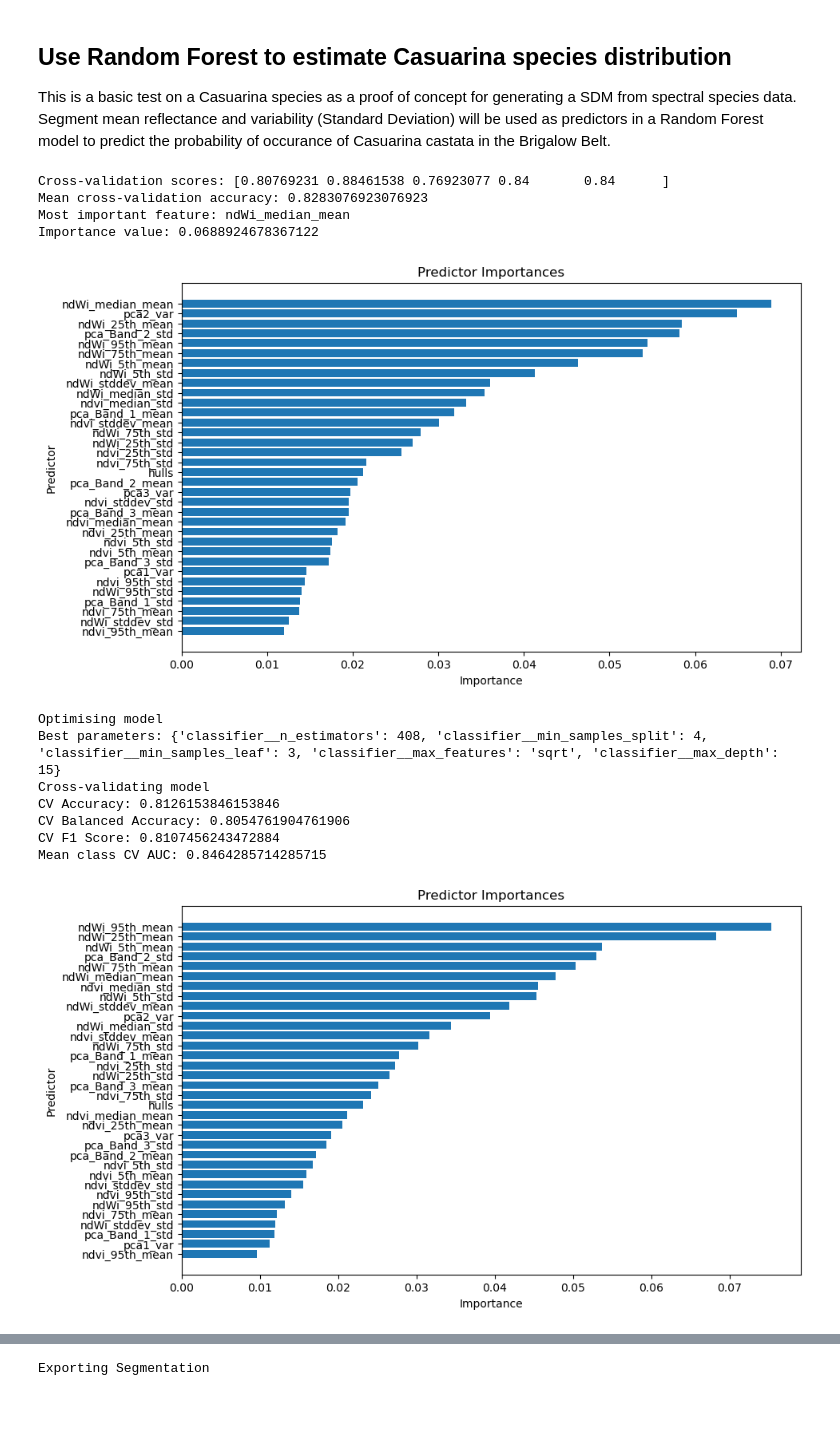
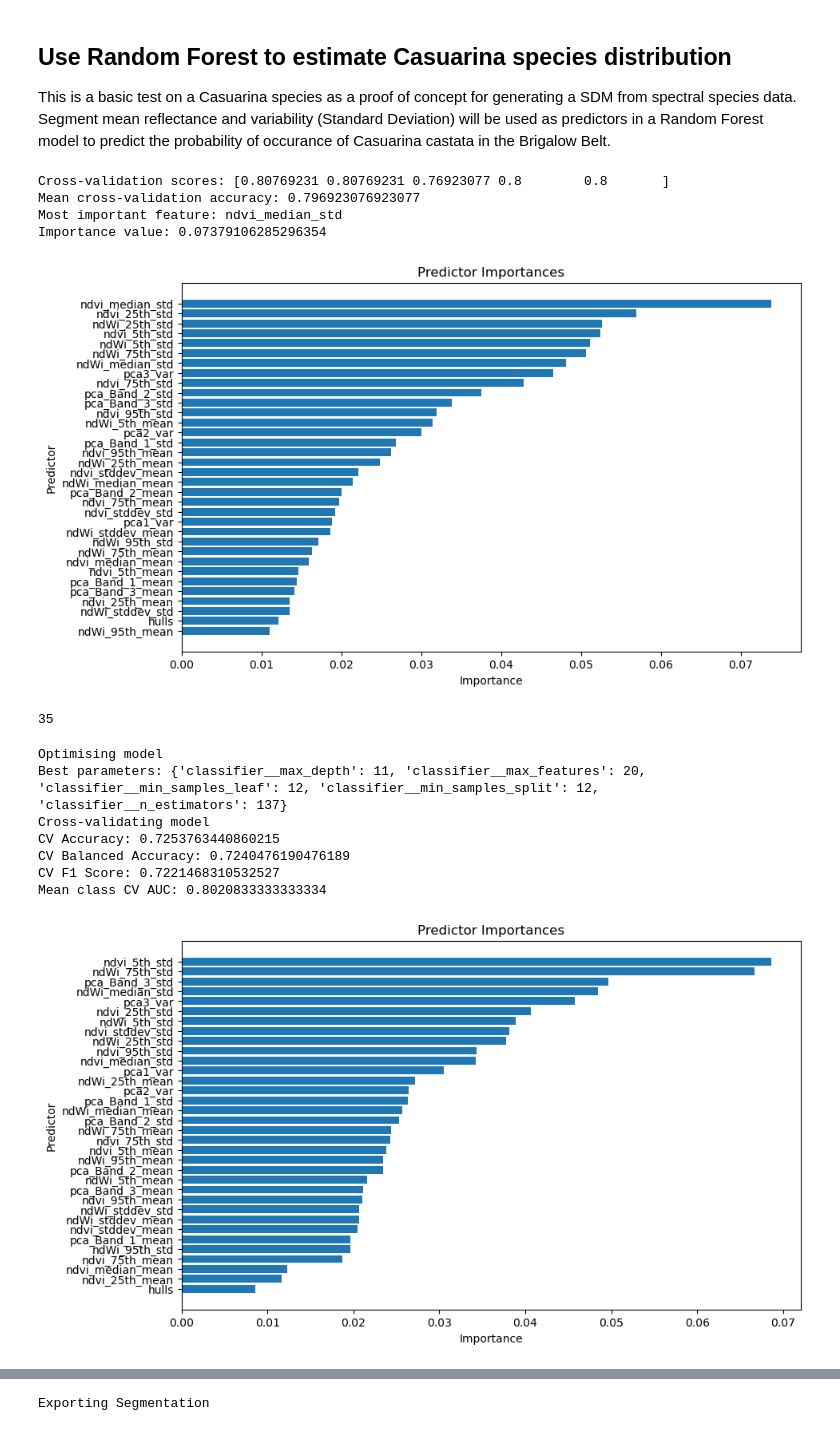
Before and after one commit to t-hackwood/SpectralBotany, a Jupyter notebook: notebooks/SpectralBotany.ipynb, the cells around one changed output, grey strips where cells are left out. Drawn from its saved outputs; the diff is of its cells as text; code cells hidden in the pictures.

```diff
--- a/notebooks/SpectralBotany.ipynb
+++ b/notebooks/SpectralBotany.ipynb
@@ -1211,7 +1211,7 @@ import pandas as pd
 
 aoi = brigalow.to_crs(3577)
 
-target_species = "Dichanthium sericeum"
+target_species = "Acacia harpophylla"  # The target species
 
 # Make a dataframe with presence data and join to Segment data
 # Filter the DataFrame for "A. harpophylla"
@@ -1434,8 +1434,6 @@ aoi = brigalow.to_crs(3577)
 
 # Define predictors and target
 predictors = colnames[:34]
-X = presAbs[:,0:34]
-y = presAbs[:,34]
 
 # Creating a pipeline that includes scaling and the random forest classifier
 pipeline = Pipeline([
@@ -1447,10 +1445,10 @@ pipeline = Pipeline([
 cv = StratifiedKFold(n_splits=5, shuffle=True, random_state=random_state)
 
 # Perform cross-validation and get accuracy scores
-cv_scores = cross_val_score(pipeline, X, y, cv=cv, scoring='accuracy')
+cv_scores = cross_val_score(pipeline, x, y, cv=cv, scoring='accuracy')
 
 # Fit the model on the entire dataset
-pipeline.fit(X, y)
+pipeline.fit(x, y)
 
 # Extracting feature importances
 feature_importances = pipeline.named_steps['classifier'].feature_importances_
@@ -1498,20 +1496,32 @@ plt.show()
 # Most important feature: ndWi_25th_std
 # Importance value: 0.10055163076400273
 # %% [output]
-Cross-validation scores: [0.80769231 0.88461538 0.76923077 0.84       0.84      ]
-Mean cross-validation accuracy: 0.8283076923076923
-Most important feature: ndWi_median_mean
-Importance value: 0.0688924678367122
+Cross-validation scores: [0.80769231 0.80769231 0.76923077 0.8        0.8       ]
+Mean cross-validation accuracy: 0.796923076923077
+Most important feature: ndvi_median_std
+Importance value: 0.07379106285296354
-[figure, old version]
+[figure, new version]
+# %%
+colnames = ['pca_Band_1_mean', 'pca_Band_1_std', 'pca_Band_2_mean', 'pca_Band_2_std', 'pca_Band_3_mean',
+            'pca_Band_3_std','ndvi_median_mean', 'ndvi_median_std', 'ndvi_stddev_mean', 'ndvi_stddev_std',
+            'ndvi_5th_mean', 'ndvi_5th_std', 'ndvi_25th_mean', 'ndvi_25th_std', 'ndvi_75th_mean', 'ndvi_75th_std',
+            'ndvi_95th_mean', 'ndvi_95th_std', 'ndWi_median_mean', 'ndWi_median_std', 'ndWi_stddev_mean',
+            'ndWi_stddev_std', 'ndWi_5th_mean', 'ndWi_5th_std', 'ndWi_25th_mean', 'ndWi_25th_std', 'ndWi_75th_mean',
+            'ndWi_75th_std', 'ndWi_95th_mean', 'ndWi_95th_std', 'pca2_var', 'pca3_var', 'pca1_var', 'hulls', target_species]
+
+print(len(colnames))
+# %% [output]
+35
 # %%
 # Make test/train datasets
 from sklearn.ensemble import RandomForestClassifier
-from sklearn.model_selection import RandomizedSearchCV, cross_validate
+from sklearn.model_selection import RandomizedSearchCV, cross_validate, StratifiedKFold
 from sklearn.metrics import auc, roc_curve, accuracy_score, balanced_accuracy_score, make_scorer, f1_score, roc_auc_score
 from sklearn.preprocessing import StandardScaler
 from sklearn.pipeline import Pipeline
 import numpy as np
 import matplotlib.pyplot as plt
+from scipy.stats import randint
 
 random_state = 42 # Set a random seed for reproducibility
 
@@ -1523,6 +1533,10 @@ colnames = ['pca_Band_1_mean', 'pca_Band_1_std', 'pca_Band_2_mean', 'pca_Band_2_
             'ndWi_stddev_std', 'ndWi_5th_mean', 'ndWi_5th_std', 'ndWi_25th_mean', 'ndWi_25th_std', 'ndWi_75th_mean',
             'ndWi_75th_std', 'ndWi_95th_mean', 'ndWi_95th_std', 'pca2_var', 'pca3_var', 'pca1_var', 'hulls', target_species] # 'pca2_var', 'pca3_var', 'pca1_var', 'hulls' 'A_harpophylla'
 
+predictors = colnames[:-1]
+
+numpredictors = len(predictors)
+
 varray = []
 
 for cols in colnames:
@@ -1531,14 +1545,14 @@ for cols in colnames:
 presAbs = np.array(varray).T
 
 # remove no data rows
-presAbs = presAbs[~(presAbs[:,34] == 9999)]
+presAbs = presAbs[~(presAbs[:,numpredictors] == 9999)]
 
 # shuffle the data
 np.random.shuffle(presAbs)
 
 # Get the x and y data with only spectral predictors
-x = presAbs[:,0:34]
-y = presAbs[:,34]
+x = presAbs[:,0:numpredictors]
+y = presAbs[:,numpredictors]
 
 # Create a pipeline
 pipeline = Pipeline([
@@ -1548,15 +1562,15 @@ pipeline = Pipeline([
 
 # Parameters for the random search
 params = {
-    'classifier__n_estimators': np.arange(50, 1000),
-    'classifier__max_features': [None, 'sqrt', 'log2'],
-    'classifier__max_depth': [None, 5, 10, 15, 20, 25],
-    'classifier__min_samples_split': [2, 3, 4],
-    'classifier__min_samples_leaf': [1, 2, 3, 4],
+    'classifier__n_estimators': randint(50, 1000),
+    'classifier__max_features': randint(2, 50),
+    'classifier__max_depth': randint(5, 25),
+    'classifier__min_samples_split': randint(2,20),
+    'classifier__min_samples_leaf': randint(2,20),
 }
 
 print("Optimising model")
-rand_search = RandomizedSearchCV(pipeline, params, n_iter=10, cv=3, n_jobs=-1, random_state=42)
+rand_search = RandomizedSearchCV(pipeline, params, n_iter=100, cv=3, n_jobs=-1, random_state=42)
 
 # Fit the model
 rand_search.fit(x, y)
@@ -1606,39 +1620,39 @@ sorted_importances = feature_importances[sorted_indices]
 # Invert the sorted lists to have the most important features on top
 sorted_predictors = sorted_predictors[::-1]
 sorted_importances = sorted_importances[::-1]
 
 # Plot predictor importances
 plt.figure(figsize=(10, 6))
 plt.barh(sorted_predictors, sorted_importances)
 plt.xlabel('Importance')
 plt.ylabel('Predictor')
 plt.title('Predictor Importances')
 plt.show()
 
 # with spectral variation
 # Best parameters: {'classifier__n_estimators': 166, 'classifier__min_samples_split': 2, 'classifier__min_samples_leaf': 4, 'classifier__max_features': 'log2', 'classifier__max_depth': 20}
 # Cross-validating model
 # CV Accuracy: 0.8634278002699055
 # CV Balanced Accuracy: 0.6212527056277056
 # CV F1 Score: 0.8330085472626108
 # Mean class CV AUC: 0.8090773809523808
 
 # without spectral variation
 # Best parameters: {'classifier__n_estimators': 118, 'classifier__min_samples_split': 4, 'classifier__min_samples_leaf': 3, 'classifier__max_features': None, 'classifier__max_depth': 15}
 # Cross-validating model
 # CV Accuracy: 0.8531135531135531
 # CV Balanced Accuracy: 0.6300000000000001
 # CV F1 Score: 0.8294599900319207
 # Mean class CV AUC: 0.8018145956607494
 # %% [output]
 Optimising model
-Best parameters: {'classifier__n_estimators': 408, 'classifier__min_samples_split': 4, 'classifier__min_samples_leaf': 3, 'classifier__max_features': 'sqrt', 'classifier__max_depth': 15}
+Best parameters: {'classifier__max_depth': 11, 'classifier__max_features': 20, 'classifier__min_samples_leaf': 12, 'classifier__min_samples_split': 12, 'classifier__n_estimators': 137}
 Cross-validating model
-CV Accuracy: 0.8126153846153846
-CV Balanced Accuracy: 0.8054761904761906
-CV F1 Score: 0.8107456243472884
-Mean class CV AUC: 0.8464285714285715
+CV Accuracy: 0.7253763440860215
+CV Balanced Accuracy: 0.7240476190476189
+CV F1 Score: 0.7221468310532527
+Mean class CV AUC: 0.8020833333333334
-[figure, old version]
+[figure, new version]
 # %%
 # Make a ROC Curve
 # Create stratified k-fold cross-validator
```
Also changed, not shown: parts of 6 cells of this notebook.
